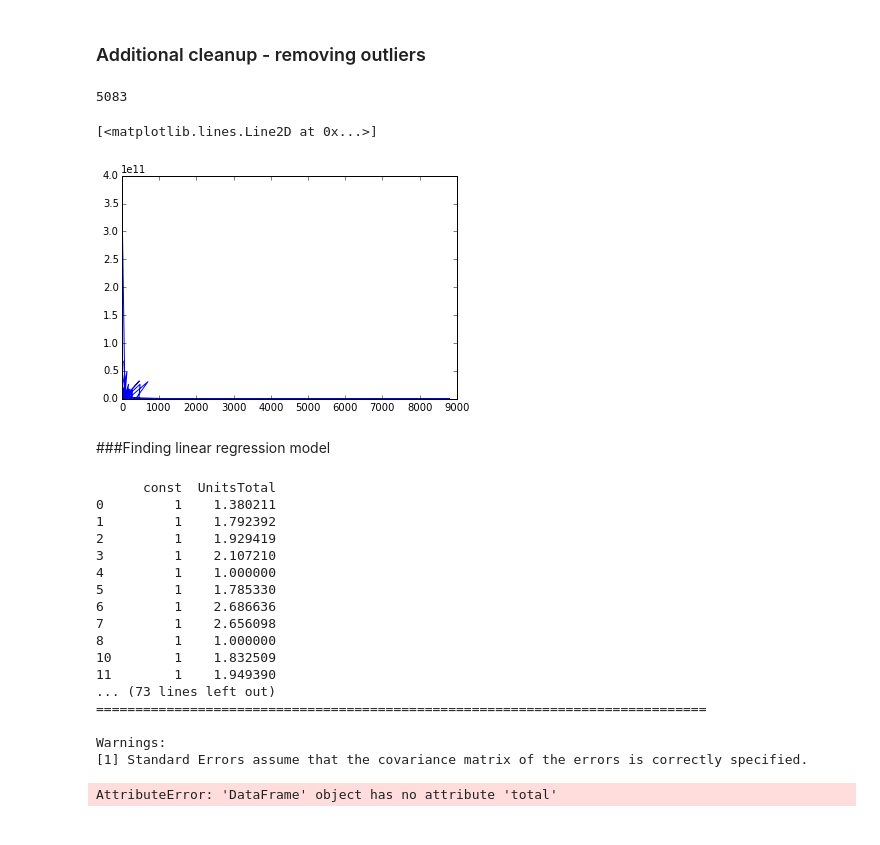
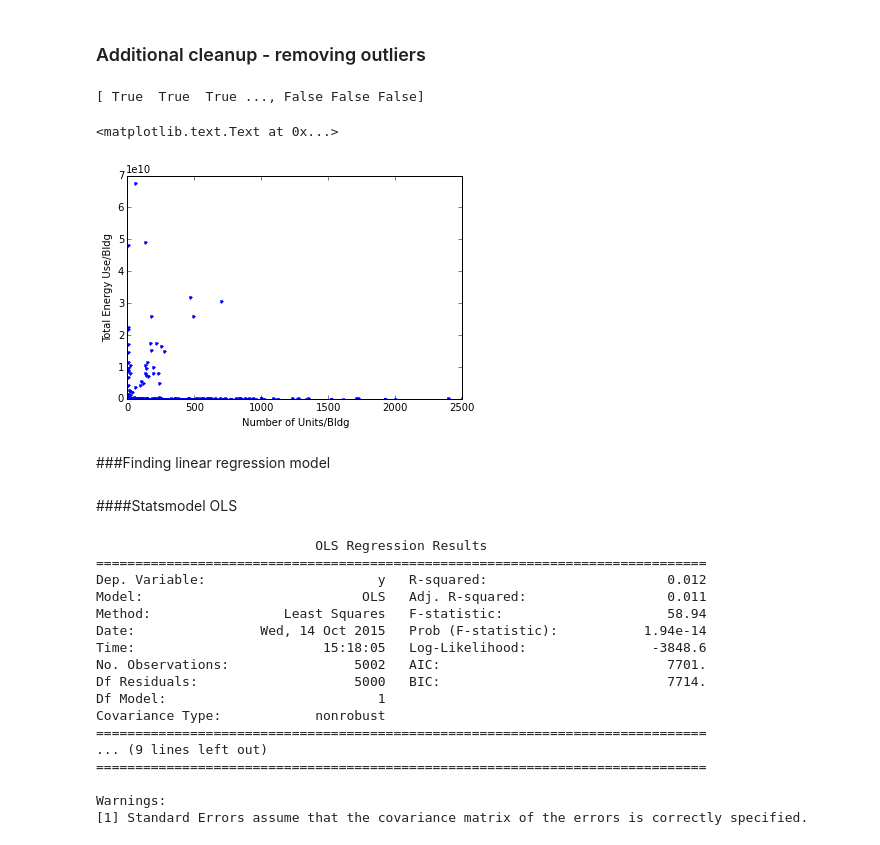
Before and after one commit to hannahkates/PUI2015_hkates, a Jupyter notebook: HW5/HW5_Bldg_Energy.ipynb, the cells around one changed output. Cells and saved outputs as stored; diff of their text form; code cells hidden in the pictures.

```diff
--- a/HW5/HW5_Bldg_Energy.ipynb
+++ b/HW5/HW5_Bldg_Energy.ipynb
@@ -142,8 +136,10 @@ len(joined.BBL)
 # %% [output]
 6545
 # %%
-# adding new column with total consumption/building
-joined.total = []
-joined.total = joined.EUI*joined['Reported Property Floor Area (Building(s)) (ft²)']
+# creating array with total consumption/building
+total = []
+total = joined.EUI.values*joined['Reported Property Floor Area (Building(s)) (ft²)'].values
 
-print joined.total
+# creating array with units/building
+units = []
+units = joined.UnitsTotal.values
@@ -168,39 +146,41 @@ dtype: float64
 # %% [markdown]
 ### Additional cleanup - removing outliers
-# %%
-joined = joined[joined.total>0]
-len(joined.BBL)
-# %% [output]
-5083
-# %%
-plot(joined.UnitsTotal, joined.total)
-# %% [output]
-[<matplotlib.lines.Line2D at 0x...>]
-[figure, removed]
+# %%
+index_clean = (units>0)&(units<4000)&(total>1000)&(total<1e11)
+
+print index_clean
+# %% [output]
+[ True  True  True ..., False False False]
+# %%
+pl.plot(units[index_clean], total[index_clean], '.')
+pl.xlabel('Number of Units/Bldg')
+pl.ylabel('Total Energy Use/Bldg')
+# %% [output]
+<matplotlib.text.Text at 0x...>
+[figure, added]
 # %% [markdown]
 ###Finding linear regression model
+# %% [markdown]
+####Statsmodel OLS
 # %%
-X = sm.add_constant(np.log10(joined.UnitsTotal))
-print X
-mmod = sm.OLS(np.log10(joined.total), X, missing='drop').fit() # ignores entires where x or y is NaN
+X = sm.add_constant(np.log10(units[index_clean]))
+# print X
+mmod = sm.OLS(np.log10(total[index_clean]), X, missing='drop').fit() # ignores entires where x or y is NaN
 print mmod.summary()
-
-# fit = mmod.fit()
-# return fit.params[1], fit.params[0], fit # could also return stderr in each via fit.bse
 # %% [output]
-      const  UnitsTotal
-0         1    1.380211
-1         1    1.792392
-2         1    1.929419
-3         1    2.107210
-4         1    1.000000
-5         1    1.785330
-6         1    2.686636
-7         1    2.656098
-8         1    1.000000
-10        1    1.832509
-11        1    1.949390
-... (73 lines left out)
+                            OLS Regression Results
+==============================================================================
+Dep. Variable:                      y   R-squared:                       0.012
+Model:                            OLS   Adj. R-squared:                  0.011
+Method:                 Least Squares   F-statistic:                     58.94
+Date:                Wed, 14 Oct 2015   Prob (F-statistic):           1.94e-14
+Time:                        15:18:05   Log-Likelihood:                -3848.6
+No. Observations:                5002   AIC:                             7701.
+Df Residuals:                    5000   BIC:                             7714.
+Df Model:                           1
+Covariance Type:            nonrobust
+==============================================================================
+... (9 lines left out)
 ==============================================================================
 
 Warnings:
@@ -213,7 +187,0 @@ Warnings:
-# %%
-# now fit a second degree curve to it: ax^2+bx+c.
-np.polyfit(joined.UnitsTotal, joined.total, 2)
-# or statmodels.formula.api passing a formula like
-# formula = 'y ~ 1 + x + I(x ^ 2.0)'
-# %% [output]
-AttributeError: 'DataFrame' object has no attribute 'total'
```
Also changed, not shown: parts of 14 cells of this notebook.
